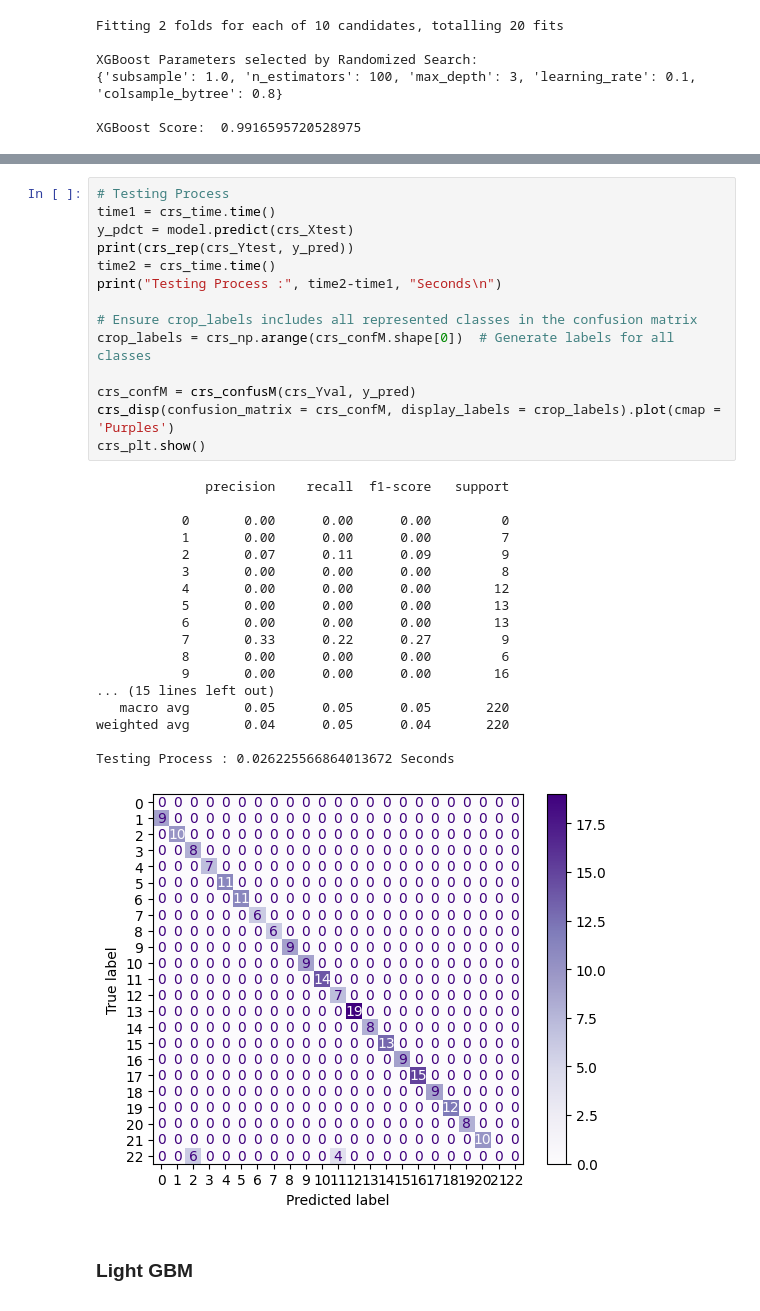
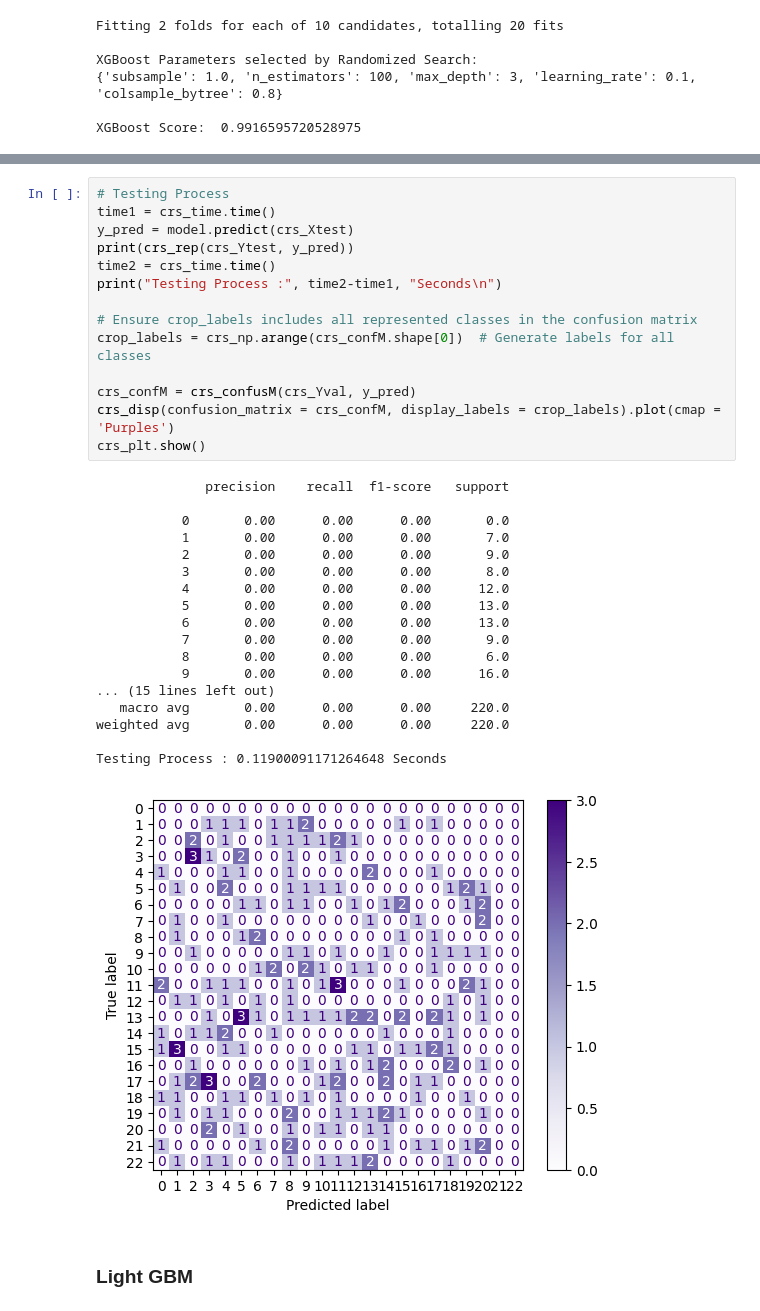
Before and after one commit to siyaboban/Crop-recommendation, a Jupyter notebook: Crop__recommendation_code_Final.ipynb, the cells around one changed output, grey strips where cells are left out. Saved outputs shown, nothing was run; the diff lists cells and outputs as text.

```diff
--- a/Crop__recommendation_code_Final.ipynb
+++ b/Crop__recommendation_code_Final.ipynb
@@ -770,36 +770,36 @@ Validation Process : 0.0829477310180664 Seconds
 # %%
 # Testing Process
 time1 = crs_time.time()
-y_pdct = model.predict(crs_Xtest)
+y_pred = model.predict(crs_Xtest)
 print(crs_rep(crs_Ytest, y_pred))
 time2 = crs_time.time()
 print("Testing Process :", time2-time1, "Seconds\n")
 
 # Ensure crop_labels includes all represented classes in the confusion matrix
 crop_labels = crs_np.arange(crs_confM.shape[0])  # Generate labels for all classes
 
 crs_confM = crs_confusM(crs_Yval, y_pred)
 crs_disp(confusion_matrix = crs_confM, display_labels = crop_labels).plot(cmap = 'Purples')
 crs_plt.show()
 # %% [output]
               precision    recall  f1-score   support
 
-           0       0.00      0.00      0.00         0
-           1       0.00      0.00      0.00         7
-           2       0.07      0.11      0.09         9
-           3       0.00      0.00      0.00         8
-           4       0.00      0.00      0.00        12
-           5       0.00      0.00      0.00        13
-           6       0.00      0.00      0.00        13
-           7       0.33      0.22      0.27         9
-           8       0.00      0.00      0.00         6
-           9       0.00      0.00      0.00        16
+           0       0.00      0.00      0.00       0.0
+           1       0.00      0.00      0.00       7.0
+           2       0.00      0.00      0.00       9.0
+           3       0.00      0.00      0.00       8.0
+           4       0.00      0.00      0.00      12.0
+           5       0.00      0.00      0.00      13.0
+           6       0.00      0.00      0.00      13.0
+           7       0.00      0.00      0.00       9.0
+           8       0.00      0.00      0.00       6.0
+           9       0.00      0.00      0.00      16.0
 ... (15 lines left out)
-   macro avg       0.05      0.05      0.05       220
-weighted avg       0.04      0.05      0.04       220
+   macro avg       0.00      0.00      0.00     220.0
+weighted avg       0.00      0.00      0.00     220.0
 
-Testing Process : 0.026225566864013672 Seconds
+Testing Process : 0.11900091171264648 Seconds
-[figure, old version]
+[figure, new version]
 # %% [markdown]
 ### **Light GBM**
 # %%
```
Also changed, not shown: parts of 20 cells of this notebook.
